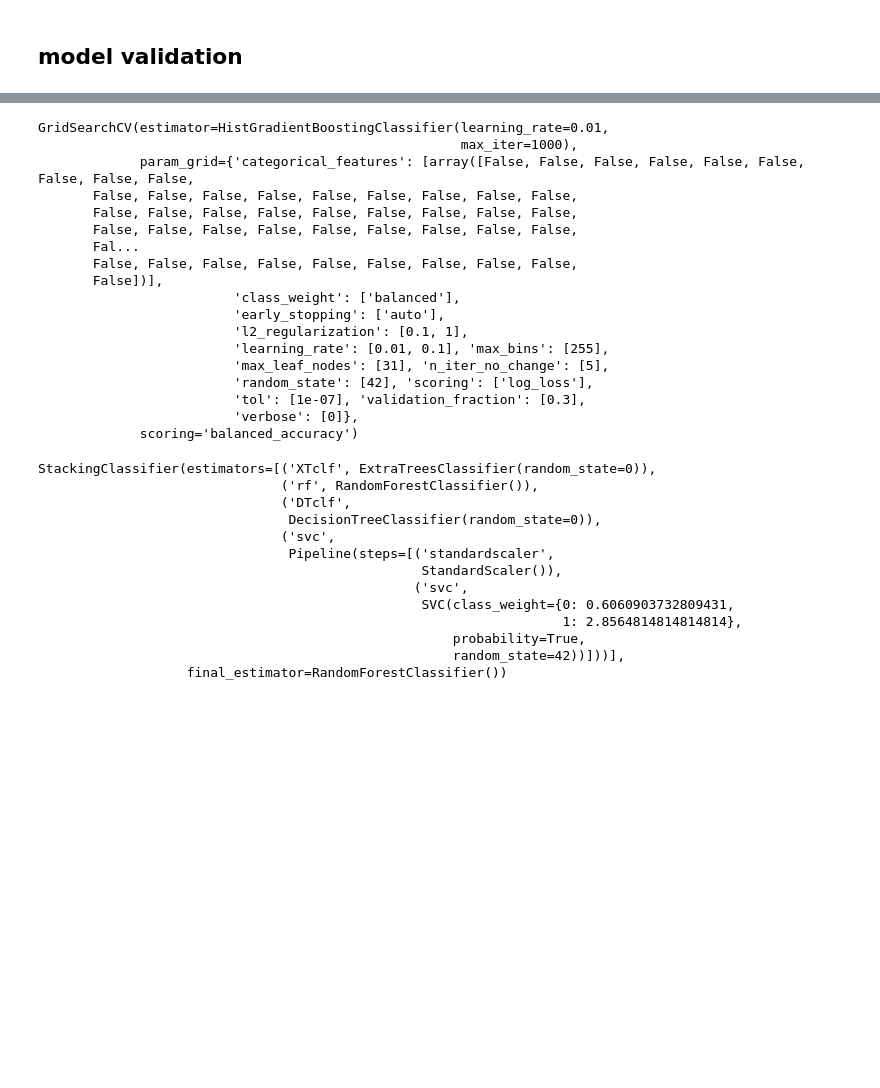
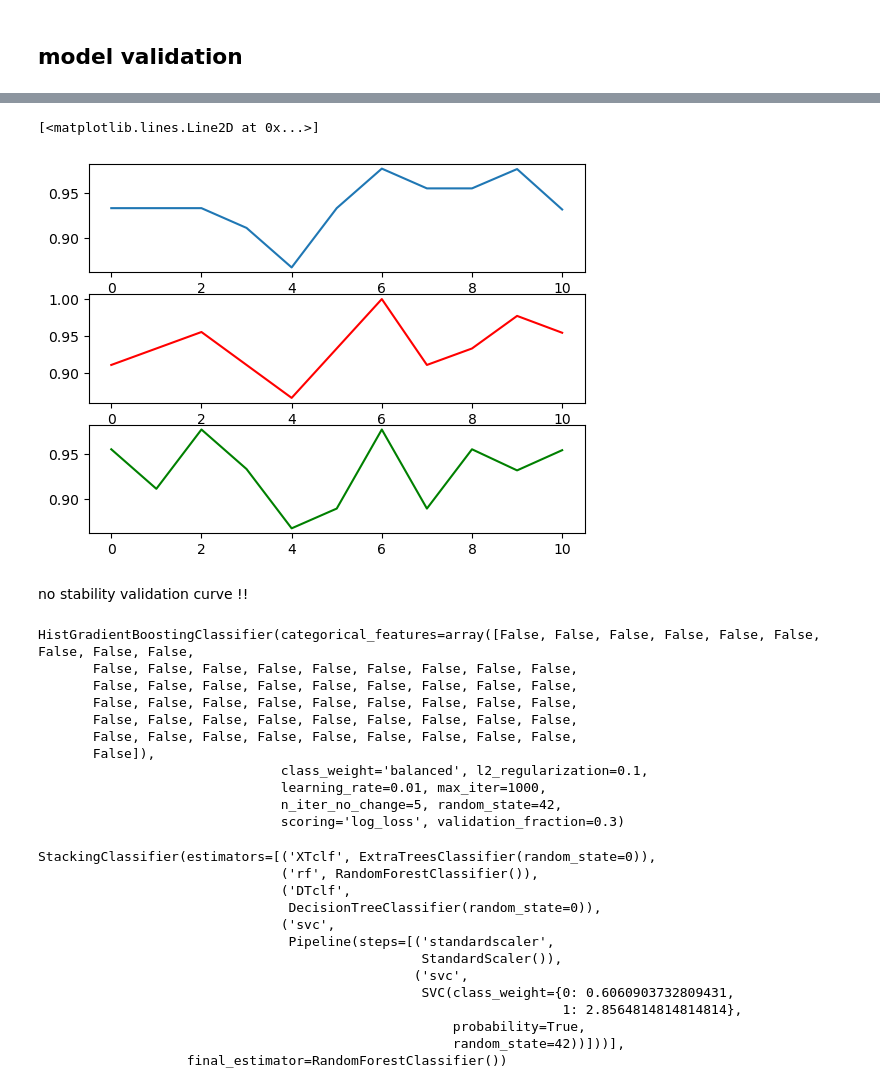
Before and after one commit to phenixMaster/ICR, a Jupyter notebook: icr-analysis-python.ipynb, the cells around one changed output, grey strips where cells are left out. Saved outputs shown, nothing was run; the diff lists cells and outputs as text; code cells hidden in the pictures; blank space fills up the shorter version.

```diff
--- a/icr-analysis-python.ipynb
+++ b/icr-analysis-python.ipynb
@@ -362,25 +391,30 @@ perf
+# %%
+plt.subplot(311)
+plt.plot(valCurve[1][0])
+plt.subplot(312)
+plt.plot(valCurve[1][1],color = "red")
+plt.subplot(313)
+plt.plot(valCurve[1][2],color = "green")
+# %% [output]
+[<matplotlib.lines.Line2D at 0x...>]
+[figure, added]
+# %% [markdown]
+no stability validation curve !!
 # %%
 # select model
-hgbT_hp
+hgbT_hp.best_estimator_
 # %% [output]
-GridSearchCV(estimator=HistGradientBoostingClassifier(learning_rate=0.01,
-                                                      max_iter=1000),
-             param_grid={'categorical_features': [array([False, False, False, False, False, False, False, False, False,
+HistGradientBoostingClassifier(categorical_features=array([False, False, False, False, False, False, False, False, False,
        False, False, False, False, False, False, False, False, False,
        False, False, False, False, False, False, False, False, False,
        False, False, False, False, False, False, False, False, False,
-       Fal...
        False, False, False, False, False, False, False, False, False,
-       False])],
-                         'class_weight': ['balanced'],
-                         'early_stopping': ['auto'],
-                         'l2_regularization': [0.1, 1],
-                         'learning_rate': [0.01, 0.1], 'max_bins': [255],
-                         'max_leaf_nodes': [31], 'n_iter_no_change': [5],
-                         'random_state': [42], 'scoring': ['log_loss'],
-                         'tol': [1e-07], 'validation_fraction': [0.3],
-                         'verbose': [0]},
-             scoring='balanced_accuracy')
+       False, False, False, False, False, False, False, False, False,
+       False]),
+                               class_weight='balanced', l2_regularization=0.1,
+                               learning_rate=0.01, max_iter=1000,
+                               n_iter_no_change=5, random_state=42,
+                               scoring='log_loss', validation_fraction=0.3)
 # %%
 sclf
 # %% [output]
```
Also changed, not shown: parts of 13 cells of this notebook.
